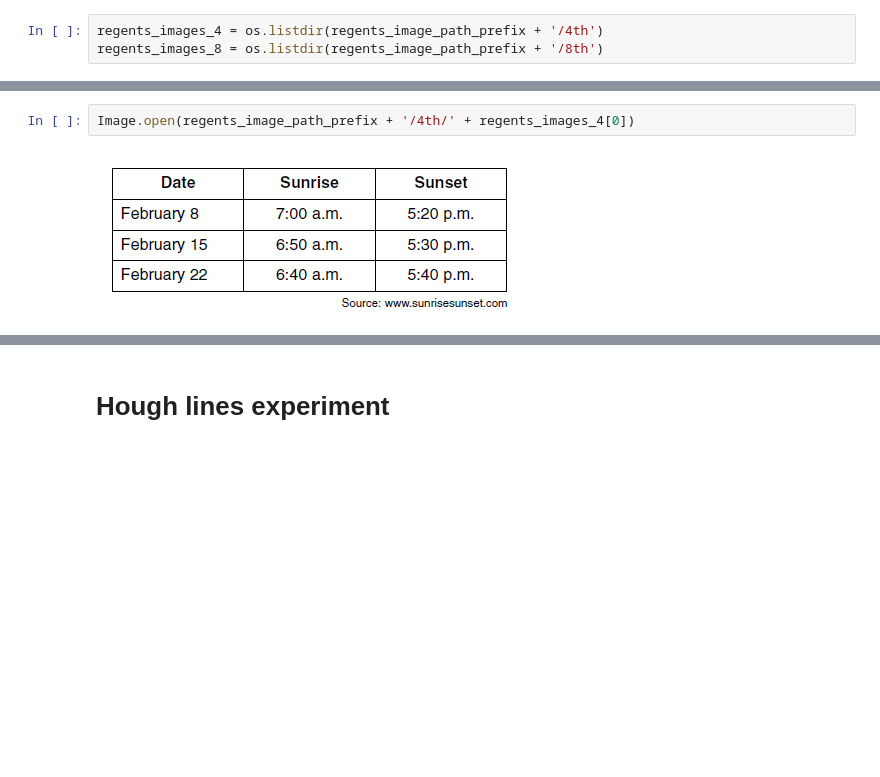
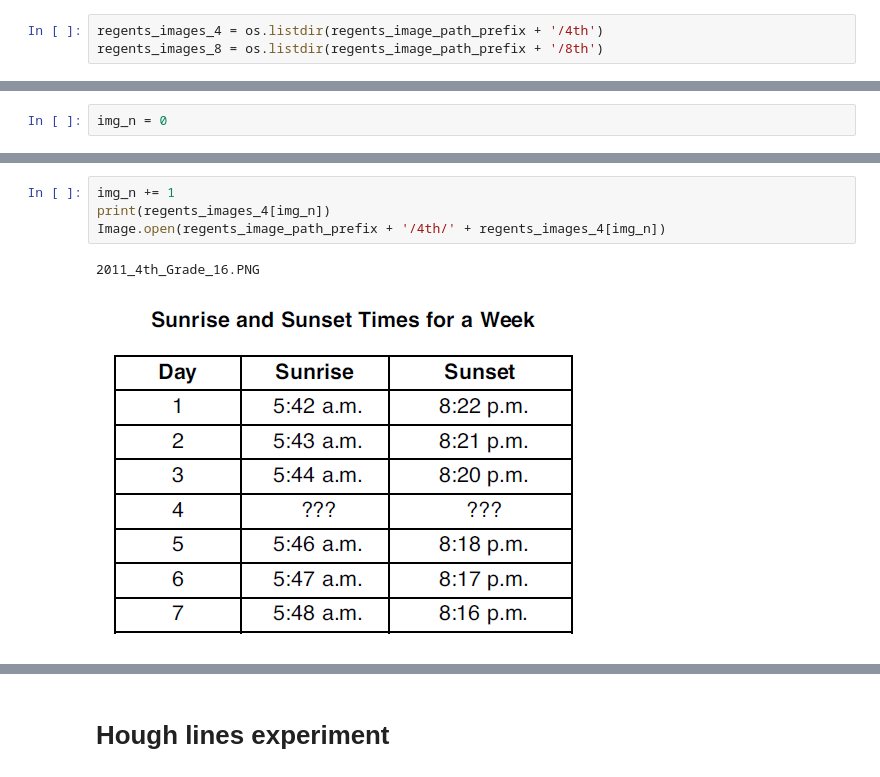
Before and after one commit to drschwenk/tableparse_notebooks, a Jupyter notebook: nicks_dataset.ipynb, the cells around one changed output, grey strips where cells are left out. Drawn from its saved outputs; the diff is of its cells as text; blank space fills up the shorter version.

```diff
--- a/nicks_dataset.ipynb
+++ b/nicks_dataset.ipynb
@@ -89,0 +109,2 @@ regents_images_8 = os.listdir(regents_image_path_prefix + '/8th')
+# %%
+img_n = 0
@@ -90,4 +135,7 @@ regents_images_8 = os.listdir(regents_image_path_prefix + '/8th')
 # %%
-Image.open(regents_image_path_prefix + '/4th/' + regents_images_4[0])
+img_n += 1
+print(regents_images_4[img_n])
+Image.open(regents_image_path_prefix + '/4th/' + regents_images_4[img_n])
 # %% [output]
+2011_4th_Grade_16.PNG
-[figure, old version]
+[figure, new version]
```
Also changed, not shown: parts of 7 cells of this notebook, 2 other files.
